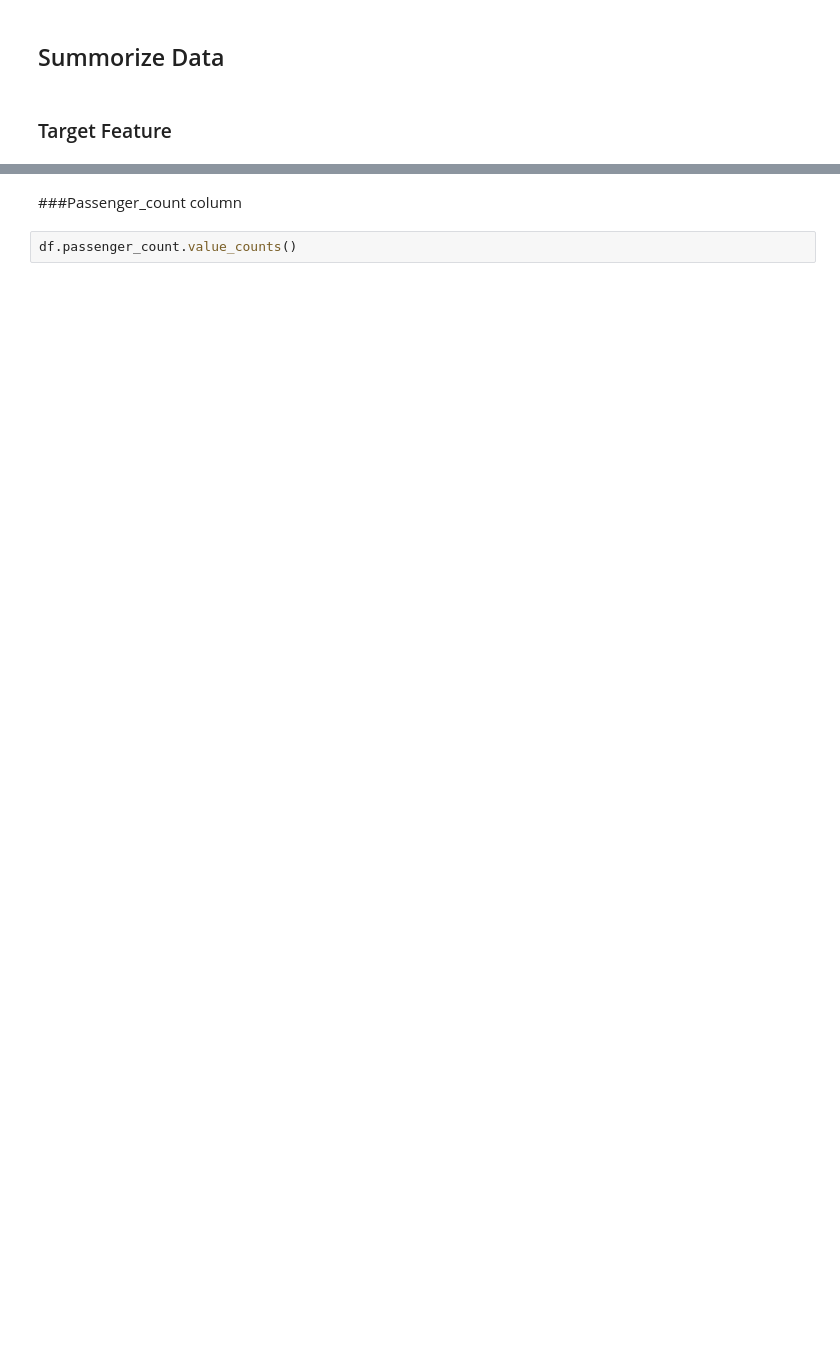
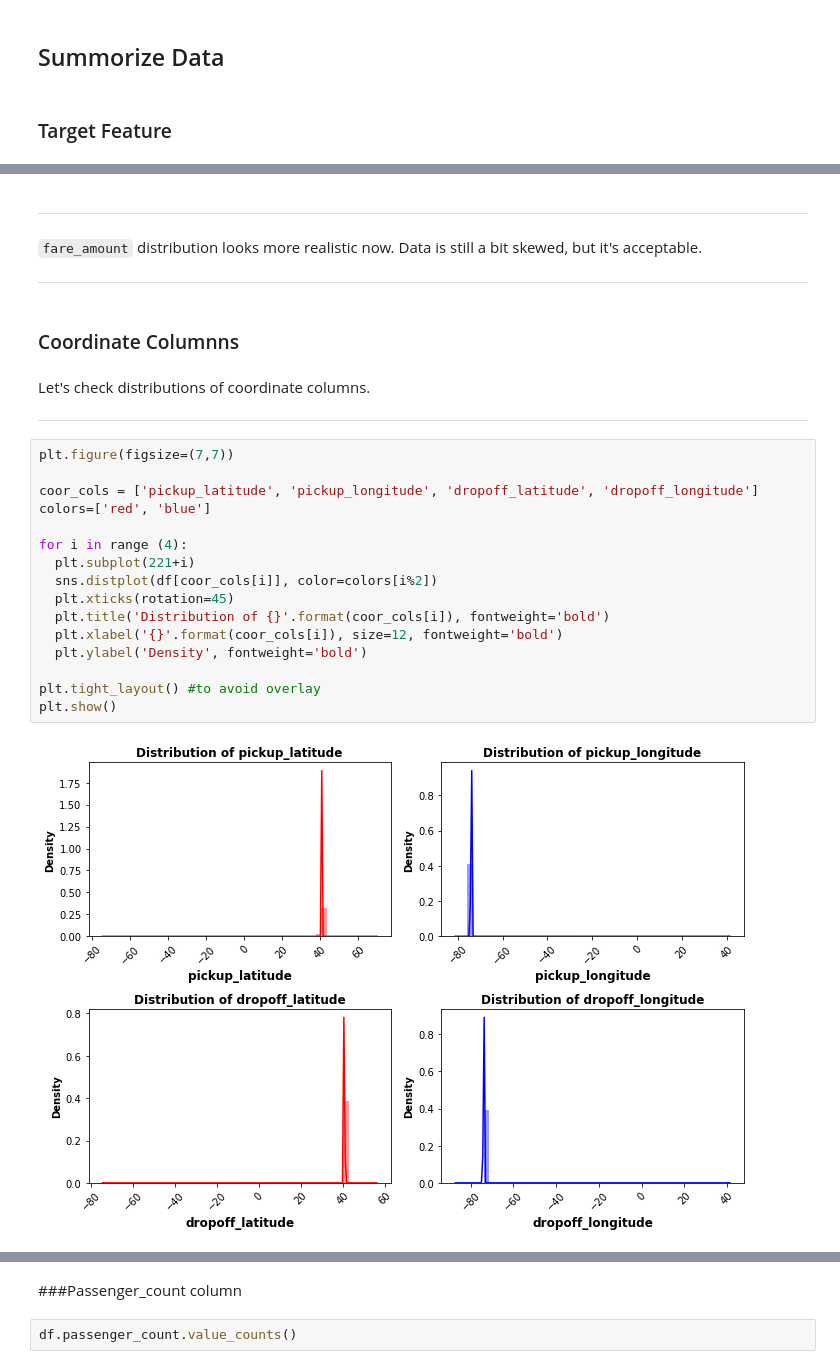
Before and after one commit to pe44enka/TaxiFarePrediction, a Jupyter notebook: TaxiFarePrediction.ipynb, the cells around one changed output, grey strips where cells are left out. Drawn from its saved outputs; the diff is of its cells as text; blank space fills up the shorter version.

````diff
--- a/TaxiFarePrediction.ipynb
+++ b/TaxiFarePrediction.ipynb
@@ -1062,0 +999,30 @@ plt.show()
+# %% [markdown]
+---
+
+```fare_amount``` distribution looks more realistic now. Data is still a bit skewed, but it's acceptable.
+
+---
+# %% [markdown]
+### Coordinate Columnns
+# %% [markdown]
+Let's check distributions of coordinate columns.
+
+---
+# %%
+plt.figure(figsize=(7,7))
+
+coor_cols = ['pickup_latitude', 'pickup_longitude', 'dropoff_latitude', 'dropoff_longitude']
+colors=['red', 'blue']
+
+for i in range (4):
+  plt.subplot(221+i)
+  sns.distplot(df[coor_cols[i]], color=colors[i%2])
+  plt.xticks(rotation=45)
+  plt.title('Distribution of {}'.format(coor_cols[i]), fontweight='bold')
+  plt.xlabel('{}'.format(coor_cols[i]), size=12, fontweight='bold')
+  plt.ylabel('Density', fontweight='bold')
+
+plt.tight_layout() #to avoid overlay
+plt.show()
+# %% [output]
+[figure, added]
````
Also changed, not shown: parts of 99 cells of this notebook.
